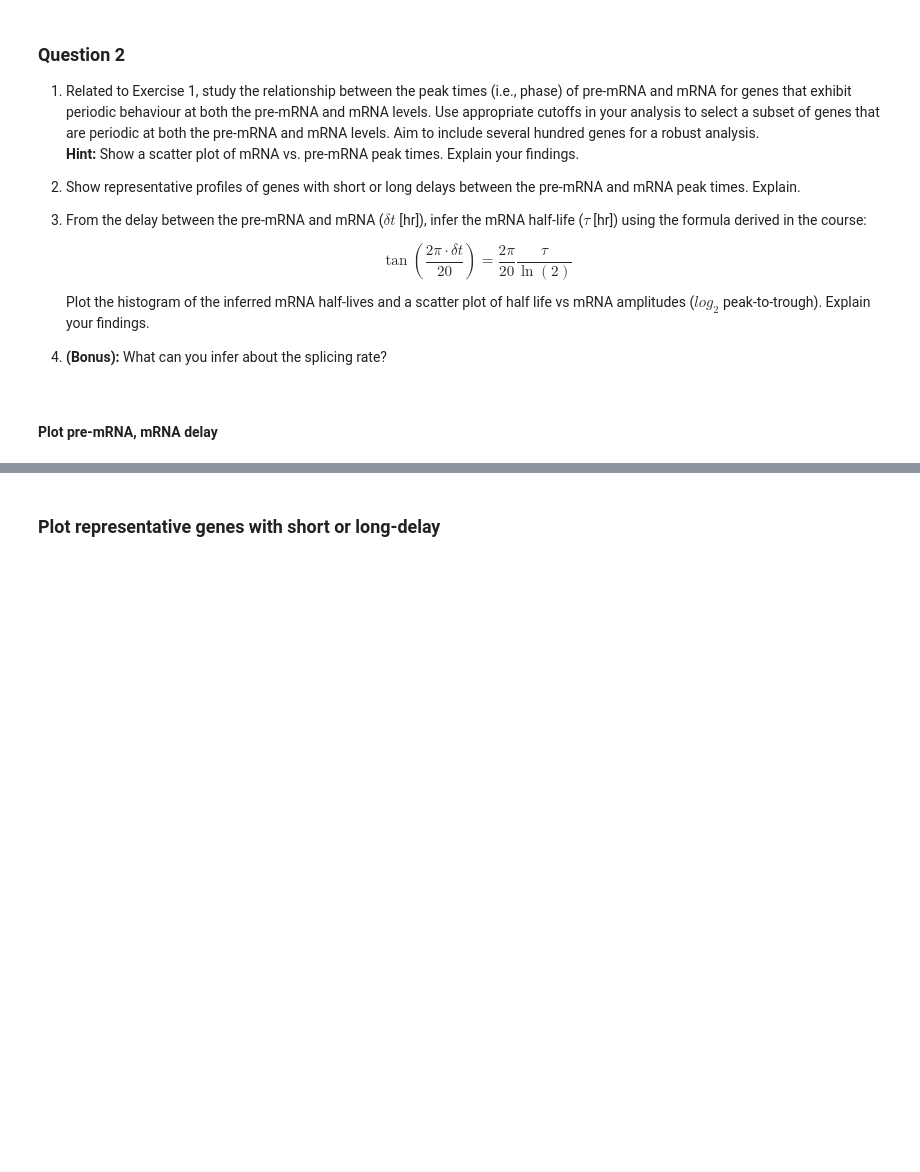
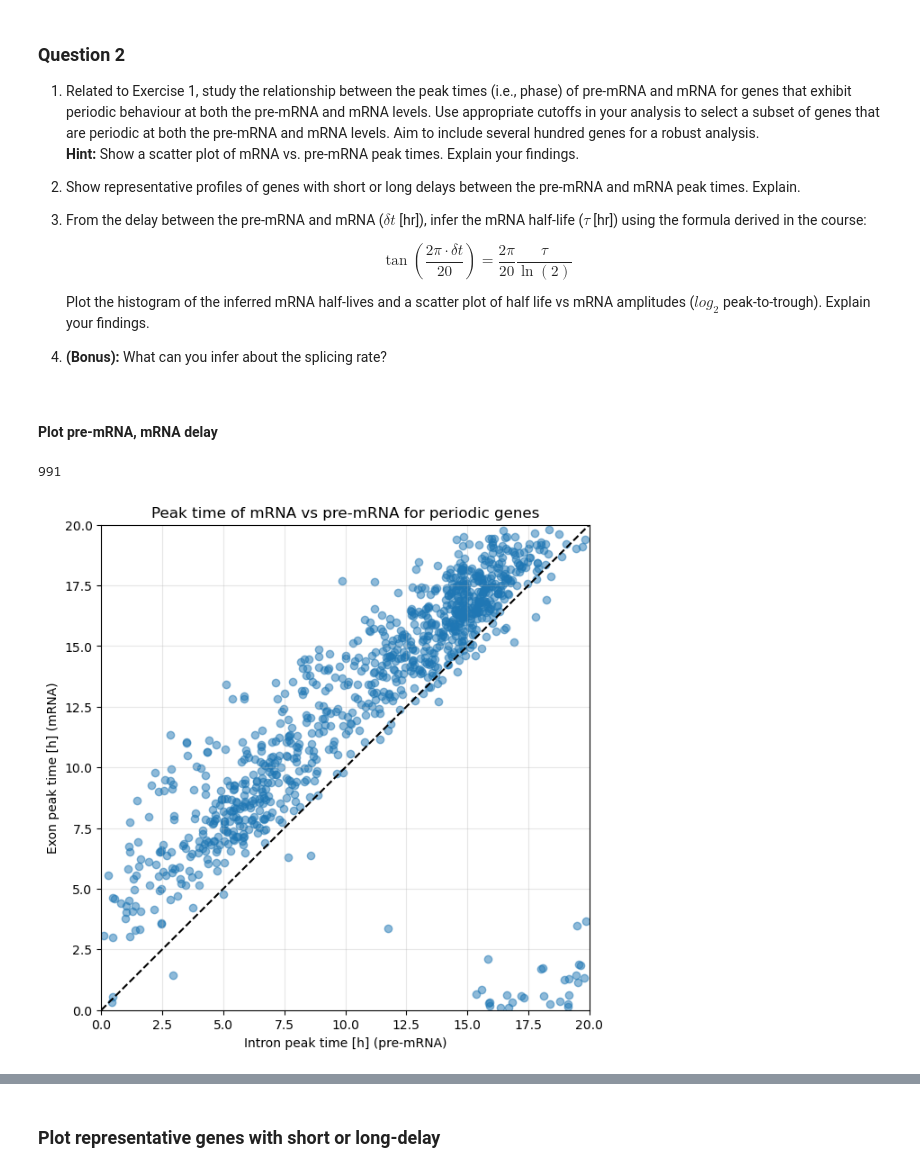
Before and after one commit to AlexiaGiroud/GenomeToFunction-exo3-G22, a Jupyter notebook: Exercise_Week10_11_B_Exercises.ipynb, the cells around one changed output, grey strips where cells are left out. Cells and saved outputs as stored; diff of their text form; code cells hidden in the pictures; blank space fills up the shorter version.

```diff
--- a/Exercise_Week10_11_B_Exercises.ipynb
+++ b/Exercise_Week10_11_B_Exercises.ipynb
@@ -863,6 +863,26 @@ When comparing the periodic genes identified by the analysis to the list of well
 # %% [markdown]
 #### Plot pre-mRNA, mRNA delay
 # %%
-#plot phase exons vs phase introns
-#...
-#...
+# Select genes periodic at intron and exon level
+
+common_periodic_genes = genes_per_introns.index.intersection(genes_per_exons.index)
+len(common_periodic_genes)
+# %% [output]
+991
+# %%
+phase_intron = results_intron.loc[common_periodic_genes, "phase"]
+phase_exon   = results_exon.loc[common_periodic_genes, "phase"]
+
+plt.figure(figsize=(7,7))
+plt.scatter(phase_intron, phase_exon, alpha=0.5)
+
+plt.xlabel("Intron peak time [h] (pre-mRNA)")
+plt.ylabel("Exon peak time [h] (mRNA)")
+plt.title("Peak time of mRNA vs pre-mRNA for periodic genes")
+
+plt.plot([0,20],[0,20],'k--')   # identity line
+plt.xlim(0,20); plt.ylim(0,20)
+plt.grid(alpha=0.3)
+plt.show()
+# %% [output]
+[figure, added]
```
Also changed, not shown: parts of 11 cells of this notebook.
